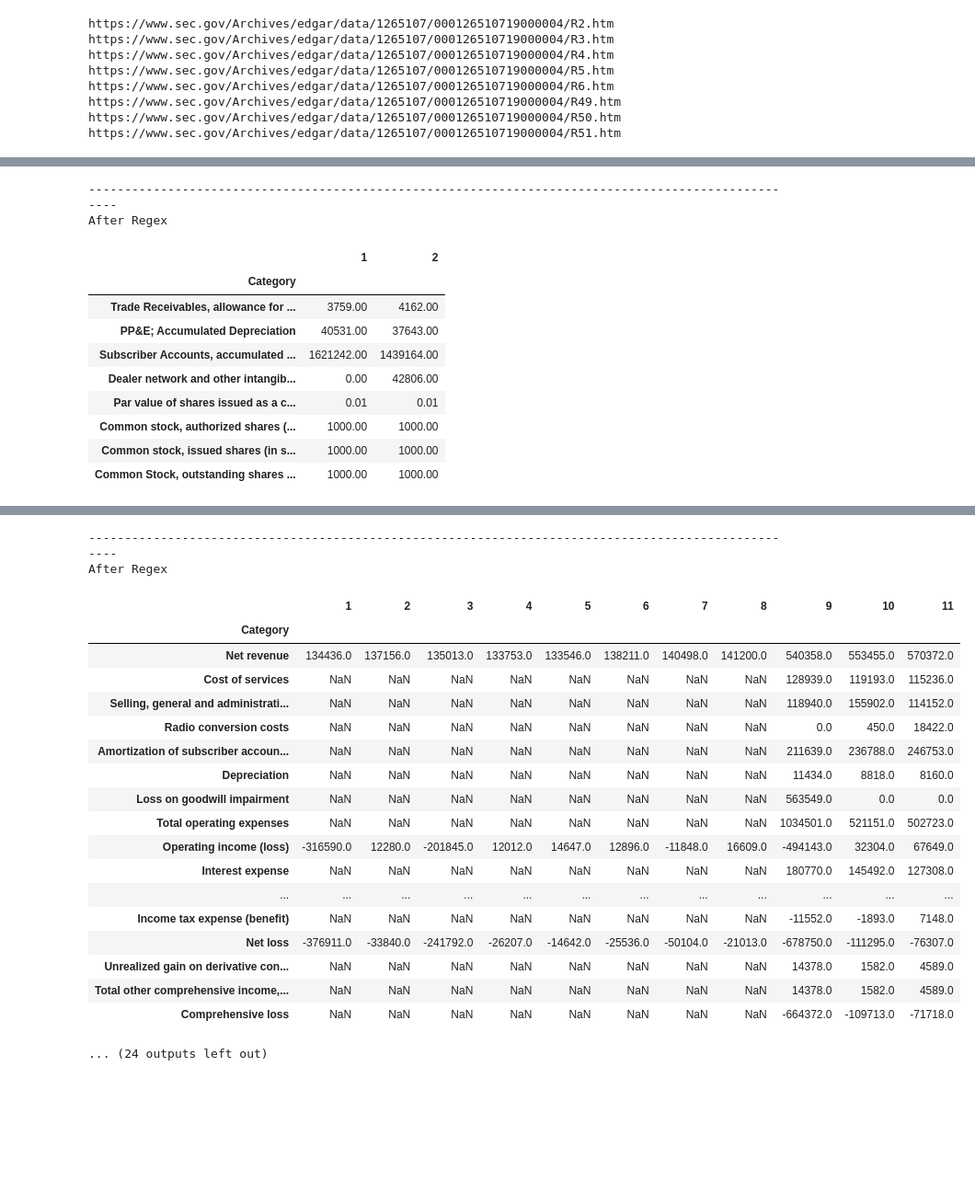
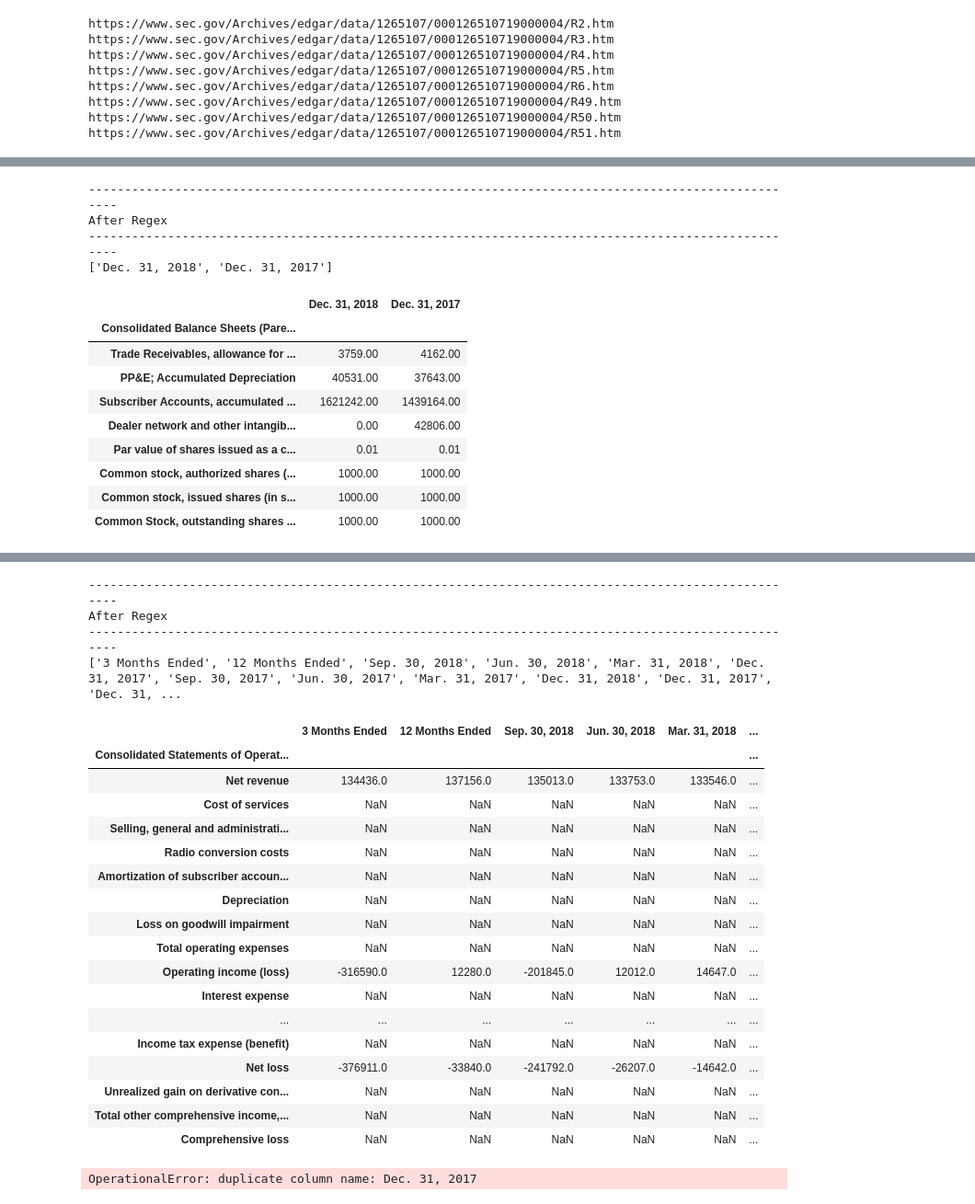
Before and after one commit to Neelharia97/Python-Financial-Engineering-FE520B, a Jupyter notebook: Project/WebScrapper.ipynb, the cells around one changed output, grey strips where cells are left out. Shown at 92% size. Cells and saved outputs as stored; diff of their text form; code cells hidden in the pictures; blank space fills up the shorter version.

```diff
--- a/Project/WebScrapper.ipynb
+++ b/Project/WebScrapper.ipynb
@@ -274,20 +274,28 @@ https://www.sec.gov/Archives/edgar/data/1265107/000126510719000004/R50.htm
 https://www.sec.gov/Archives/edgar/data/1265107/000126510719000004/R51.htm
 # %%
 import sqlite3
-conn = sqlite3.connect('{}'.format())
+conn = sqlite3.connect('FinalDataBase.db')
 c = conn.cursor()
 conn.commit()
 # %%
+
 for i in range(len(statements_url)):
 
     income_header =  statements_data[i]['header']
-    print(income_header)
+    income_head = []
+    for k in income_header:
+        for j in k[1:]:
+            income_head.append(j)
+  #          print(income_header)
+            print('j:',j)
+
     income_data = statements_data[i]['data']
     df = pd.DataFrame( income_data)
 
     df.index = df[0]
-    df.index.name = 'Category'
+    df.index.name = income_header[0][0]
     df = df.drop(0,axis = 1)
+    print("\n"*3)
 
     print('-'*100)
     print("Before Regex")
@@ -296,12 +304,19 @@ for i in range(len(statements_url)):
 
     print('-'*100)
     print('After Regex')
+    print('-'*100)
+    print(income_head)
+    a = (len(df.columns))
+
     df = df.replace('[\$,)]','',regex = True).replace('[(]','-',regex = True).replace('','NaN',regex = True)
     df = df.astype(float)
+    df.columns = income_head[0:a]
+
+    income_head.clear()
     display(df)
-    #df.columns = income_header
 
-    #df.columns = income_header[0][1:]
-    df.to_sql('{}'.format(i),conn, if_exists = 'replace', index = True)
+
+
+    df.to_sql('{}'.format(df.index.name),conn, if_exists = 'replace', index = True)
     #display(df)
 # %% [output]
@@ -363,8 +393,10 @@ Before Regex
 | Common Stock, outstanding shares ... | 1,000 | 1,000 |
 ----------------------------------------------------------------------------------------------------
 After Regex
+----------------------------------------------------------------------------------------------------
+['Dec. 31, 2018', 'Dec. 31, 2017']
-|  | 1 | 2 |
-| Category |  |  |
+|  | Dec. 31, 2018 | Dec. 31, 2017 |
+| Consolidated Balance Sheets (Pare... |  |  |
 | Trade Receivables, allowance for ... | 3759.00 | 4162.00 |
 | PP&E; Accumulated Depreciation | 40531.00 | 37643.00 |
 | Subscriber Accounts, accumulated ... | 1621242.00 | 1439164.00 |
@@ -398,24 +445,26 @@ Before Regex
 ----------------------------------------------------------------------------------------------------
 After Regex
+----------------------------------------------------------------------------------------------------
+['3 Months Ended', '12 Months Ended', 'Sep. 30, 2018', 'Jun. 30, 2018', 'Mar. 31, 2018', 'Dec. 31, 2017', 'Sep. 30, 2017', 'Jun. 30, 2017', 'Mar. 31, 2017', 'Dec. 31, 2018', 'Dec. 31, 2017', 'Dec. 31, ...
-|  | 1 | 2 | 3 | 4 | 5 | 6 | 7 | 8 | 9 | 10 | 11 |
-| Category |  |  |  |  |  |  |  |  |  |  |  |
-| Net revenue | 134436.0 | 137156.0 | 135013.0 | 133753.0 | 133546.0 | 138211.0 | 140498.0 | 141200.0 | 540358.0 | 553455.0 | 570372.0 |
-| Cost of services | NaN | NaN | NaN | NaN | NaN | NaN | NaN | NaN | 128939.0 | 119193.0 | 115236.0 |
-| Selling, general and administrati... | NaN | NaN | NaN | NaN | NaN | NaN | NaN | NaN | 118940.0 | 155902.0 | 114152.0 |
-| Radio conversion costs | NaN | NaN | NaN | NaN | NaN | NaN | NaN | NaN | 0.0 | 450.0 | 18422.0 |
-| Amortization of subscriber accoun... | NaN | NaN | NaN | NaN | NaN | NaN | NaN | NaN | 211639.0 | 236788.0 | 246753.0 |
-| Depreciation | NaN | NaN | NaN | NaN | NaN | NaN | NaN | NaN | 11434.0 | 8818.0 | 8160.0 |
-| Loss on goodwill impairment | NaN | NaN | NaN | NaN | NaN | NaN | NaN | NaN | 563549.0 | 0.0 | 0.0 |
-| Total operating expenses | NaN | NaN | NaN | NaN | NaN | NaN | NaN | NaN | 1034501.0 | 521151.0 | 502723.0 |
-| Operating income (loss) | -316590.0 | 12280.0 | -201845.0 | 12012.0 | 14647.0 | 12896.0 | -11848.0 | 16609.0 | -494143.0 | 32304.0 | 67649.0 |
-| Interest expense | NaN | NaN | NaN | NaN | NaN | NaN | NaN | NaN | 180770.0 | 145492.0 | 127308.0 |
-| ... | ... | ... | ... | ... | ... | ... | ... | ... | ... | ... | ... |
-| Income tax expense (benefit) | NaN | NaN | NaN | NaN | NaN | NaN | NaN | NaN | -11552.0 | -1893.0 | 7148.0 |
-| Net loss | -376911.0 | -33840.0 | -241792.0 | -26207.0 | -14642.0 | -25536.0 | -50104.0 | -21013.0 | -678750.0 | -111295.0 | -76307.0 |
-| Unrealized gain on derivative con... | NaN | NaN | NaN | NaN | NaN | NaN | NaN | NaN | 14378.0 | 1582.0 | 4589.0 |
-| Total other comprehensive income,... | NaN | NaN | NaN | NaN | NaN | NaN | NaN | NaN | 14378.0 | 1582.0 | 4589.0 |
-| Comprehensive loss | NaN | NaN | NaN | NaN | NaN | NaN | NaN | NaN | -664372.0 | -109713.0 | -71718.0 |
+|  | 3 Months Ended | 12 Months Ended | Sep. 30, 2018 | Jun. 30, 2018 | Mar. 31, 2018 | ... |
+| Consolidated Statements of Operat... |  |  |  |  |  | ... |
+| Net revenue | 134436.0 | 137156.0 | 135013.0 | 133753.0 | 133546.0 | ... |
+| Cost of services | NaN | NaN | NaN | NaN | NaN | ... |
+| Selling, general and administrati... | NaN | NaN | NaN | NaN | NaN | ... |
+| Radio conversion costs | NaN | NaN | NaN | NaN | NaN | ... |
+| Amortization of subscriber accoun... | NaN | NaN | NaN | NaN | NaN | ... |
+| Depreciation | NaN | NaN | NaN | NaN | NaN | ... |
+| Loss on goodwill impairment | NaN | NaN | NaN | NaN | NaN | ... |
+| Total operating expenses | NaN | NaN | NaN | NaN | NaN | ... |
+| Operating income (loss) | -316590.0 | 12280.0 | -201845.0 | 12012.0 | 14647.0 | ... |
+| Interest expense | NaN | NaN | NaN | NaN | NaN | ... |
+| ... | ... | ... | ... | ... | ... | ... |
+| Income tax expense (benefit) | NaN | NaN | NaN | NaN | NaN | ... |
+| Net loss | -376911.0 | -33840.0 | -241792.0 | -26207.0 | -14642.0 | ... |
+| Unrealized gain on derivative con... | NaN | NaN | NaN | NaN | NaN | ... |
+| Total other comprehensive income,... | NaN | NaN | NaN | NaN | NaN | ... |
+| Comprehensive loss | NaN | NaN | NaN | NaN | NaN | ... |
-... (24 outputs left out)
+OperationalError: duplicate column name: Dec. 31, 2017
 # %%
 ##4
 '''
```
Also changed, not shown: parts of 2 cells of this notebook, 4 other files.
